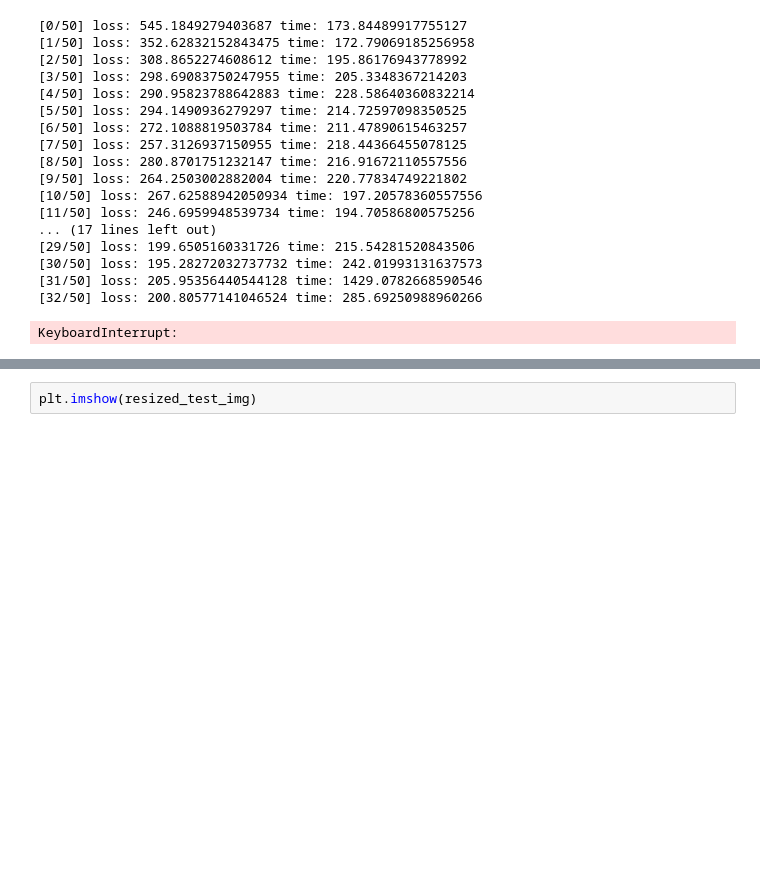
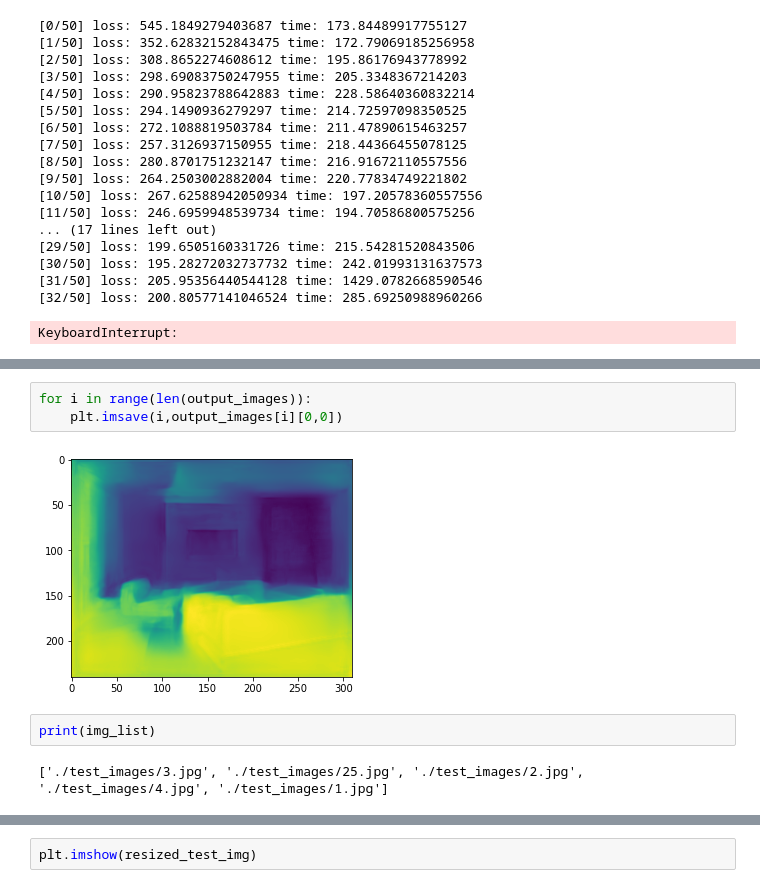
Before and after one commit to NitishNaineni/Monocular-Depth-Estimation, a Jupyter notebook: train.ipynb, the cells around one changed output, grey strips where cells are left out. Drawn from its saved outputs; the diff is of its cells as text; blank space fills up the shorter version.

```diff
--- a/train.ipynb
+++ b/train.ipynb
@@ -130,0 +133,9 @@ plt.imshow(out[0,0])
+# %%
+for i in range(len(output_images)):
+    plt.imsave(i,output_images[i][0,0])
+# %% [output]
+[figure, added]
+# %%
+print(img_list)
+# %% [output]
+['./test_images/3.jpg', './test_images/25.jpg', './test_images/2.jpg', './test_images/4.jpg', './test_images/1.jpg']
```
Also changed, not shown: parts of 6 cells of this notebook, 9 other files.
